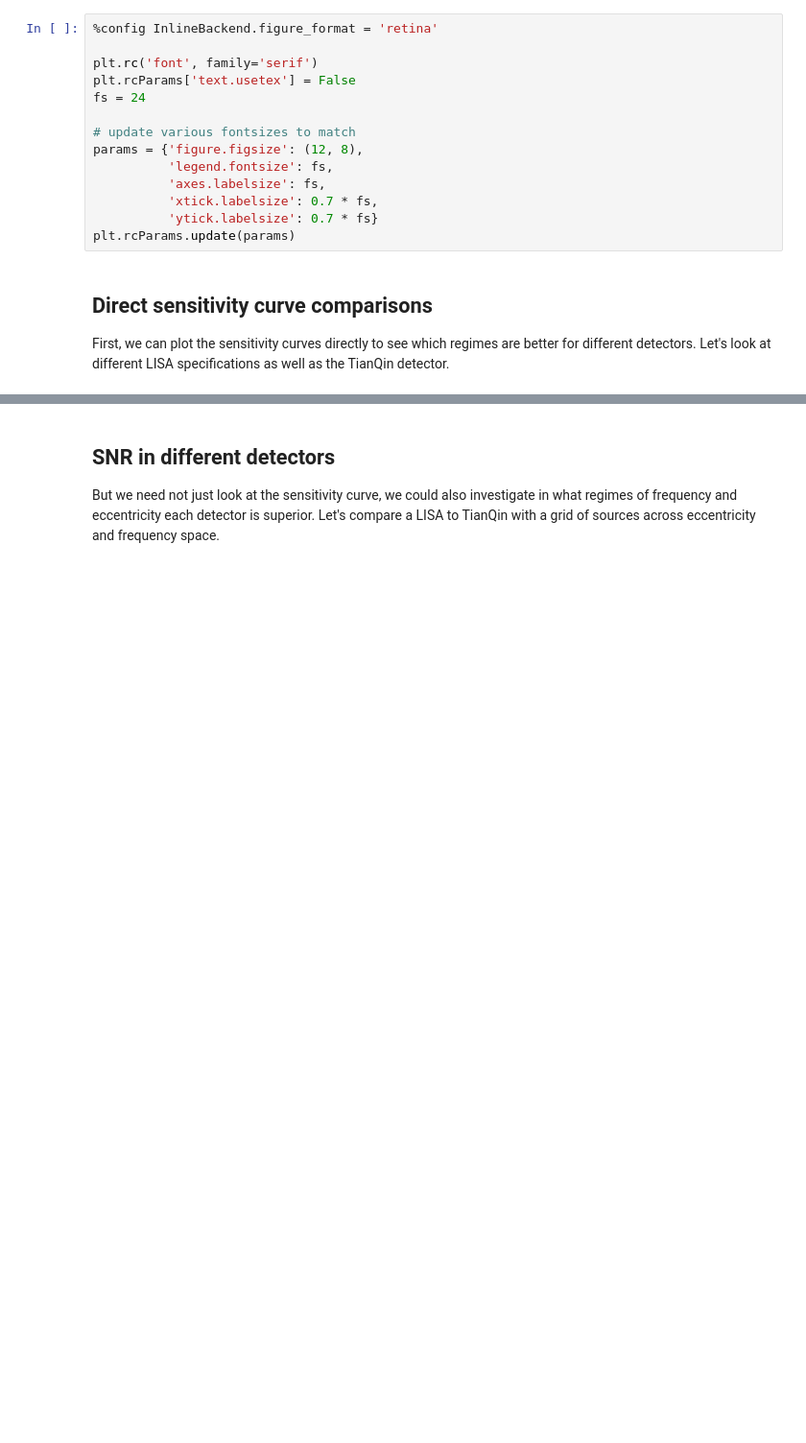
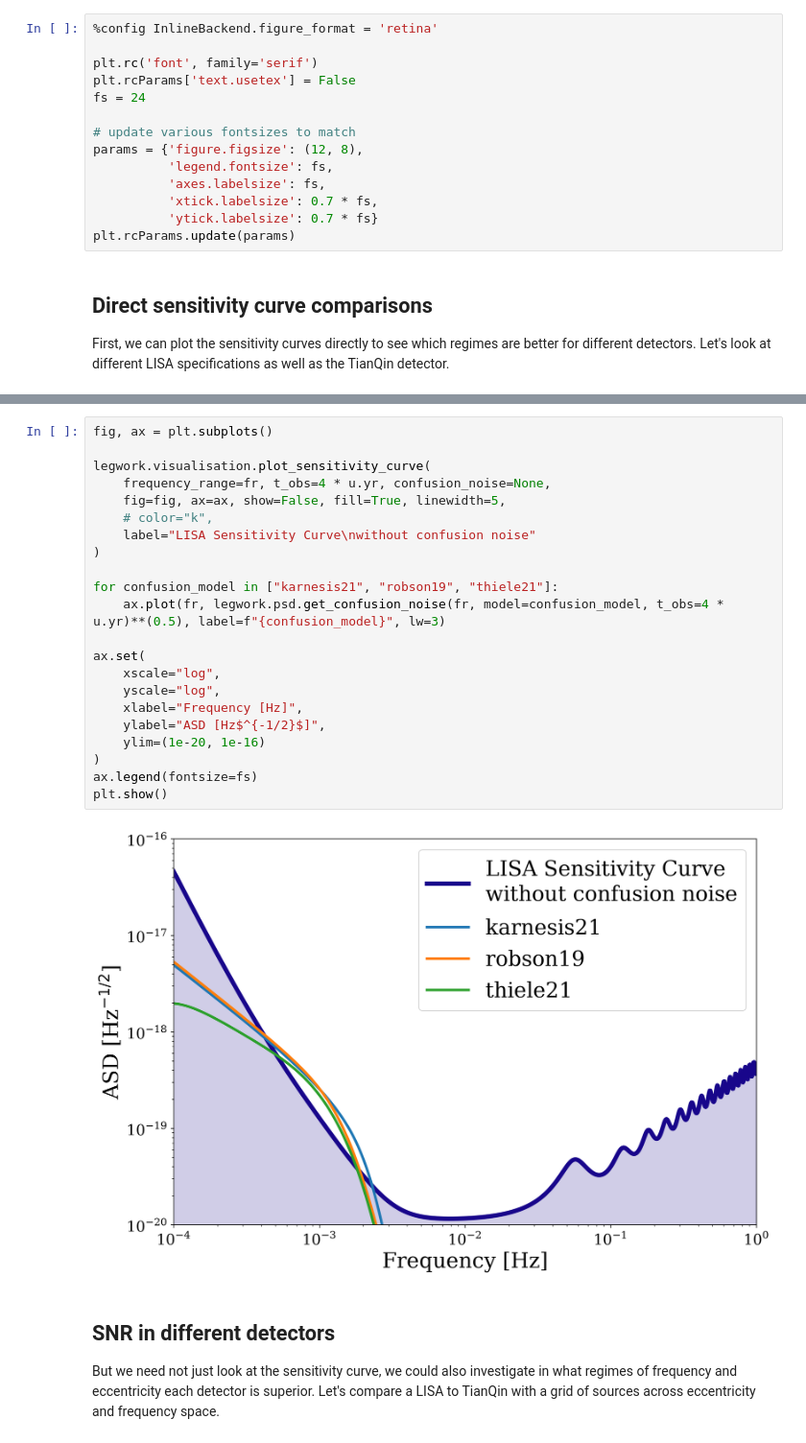
Before and after one commit to TeamLEGWORK/LEGWORK, a Jupyter notebook: docs/demos/CompareSensitivityCurves.ipynb, the cells around one changed output, grey strips where cells are left out. Shown at 96% size. Drawn from its saved outputs; the diff is of its cells as text; blank space fills up the shorter version.

Commit message:
update SC demo to include confusion noise comments

```diff
--- a/docs/demos/CompareSensitivityCurves.ipynb
+++ b/docs/demos/CompareSensitivityCurves.ipynb
@@ -63,3 +67,27 @@ plt.show()
+# %%
+fig, ax = plt.subplots()
+
+legwork.visualisation.plot_sensitivity_curve(
+    frequency_range=fr, t_obs=4 * u.yr, confusion_noise=None,
+    fig=fig, ax=ax, show=False, fill=True, linewidth=5,
+    # color="k",
+    label="LISA Sensitivity Curve\nwithout confusion noise"
+)
+
+for confusion_model in ["karnesis21", "robson19", "thiele21"]:
+    ax.plot(fr, legwork.psd.get_confusion_noise(fr, model=confusion_model, t_obs=4 * u.yr)**(0.5), label=f"{confusion_model}", lw=3)
+
+ax.set(
+    xscale="log",
+    yscale="log",
+    xlabel="Frequency [Hz]",
+    ylabel="ASD [Hz$^{-1/2}$]",
+    ylim=(1e-20, 1e-16)
+)
+ax.legend(fontsize=fs)
+plt.show()
+# %% [output]
+[figure, added]
 # %% [markdown]
 ## SNR in different detectors
 But we need not just look at the sensitivity curve, we could also investigate in what regimes of frequency and eccentricity each detector is superior. Let's compare a LISA to TianQin with a grid of sources across eccentricity and frequency space.
```
Also changed, not shown: parts of 3 cells of this notebook.
